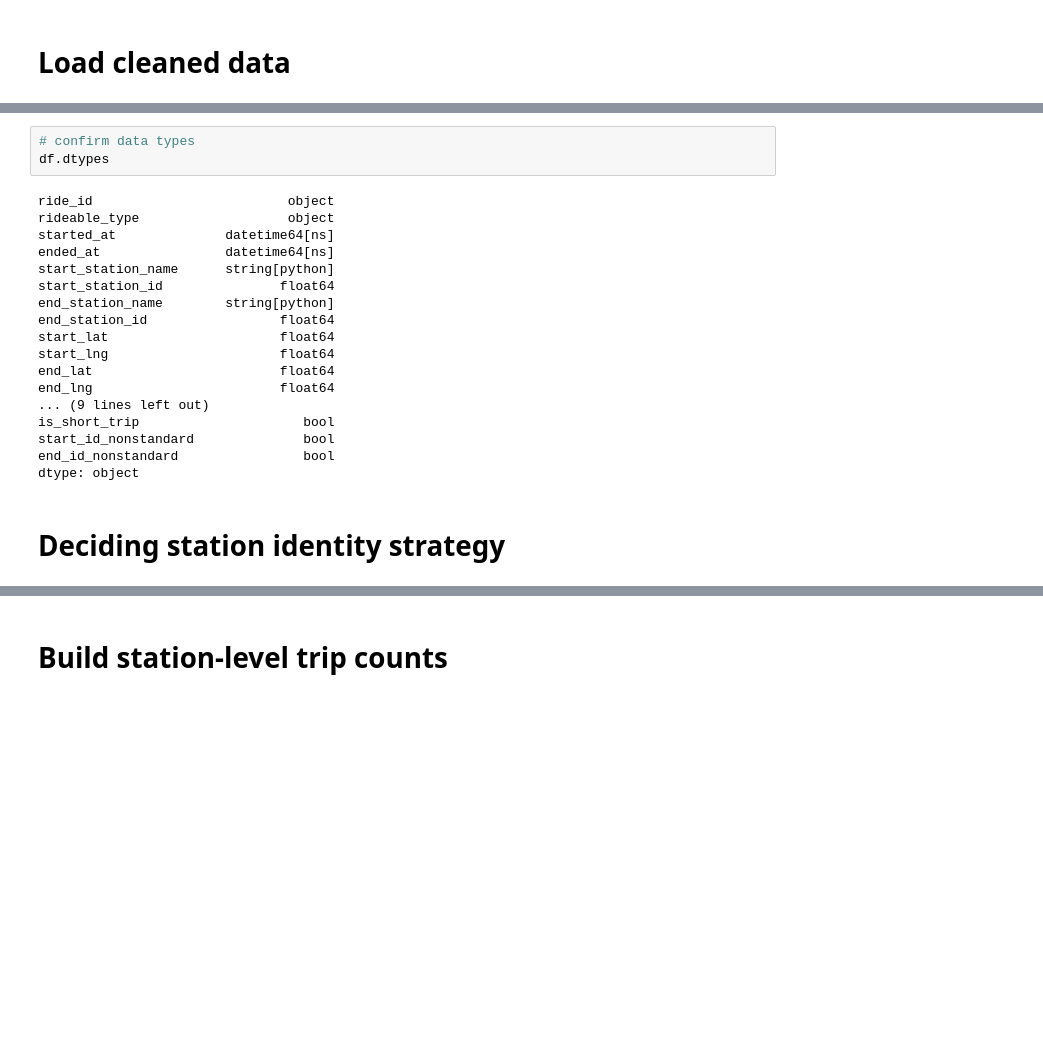
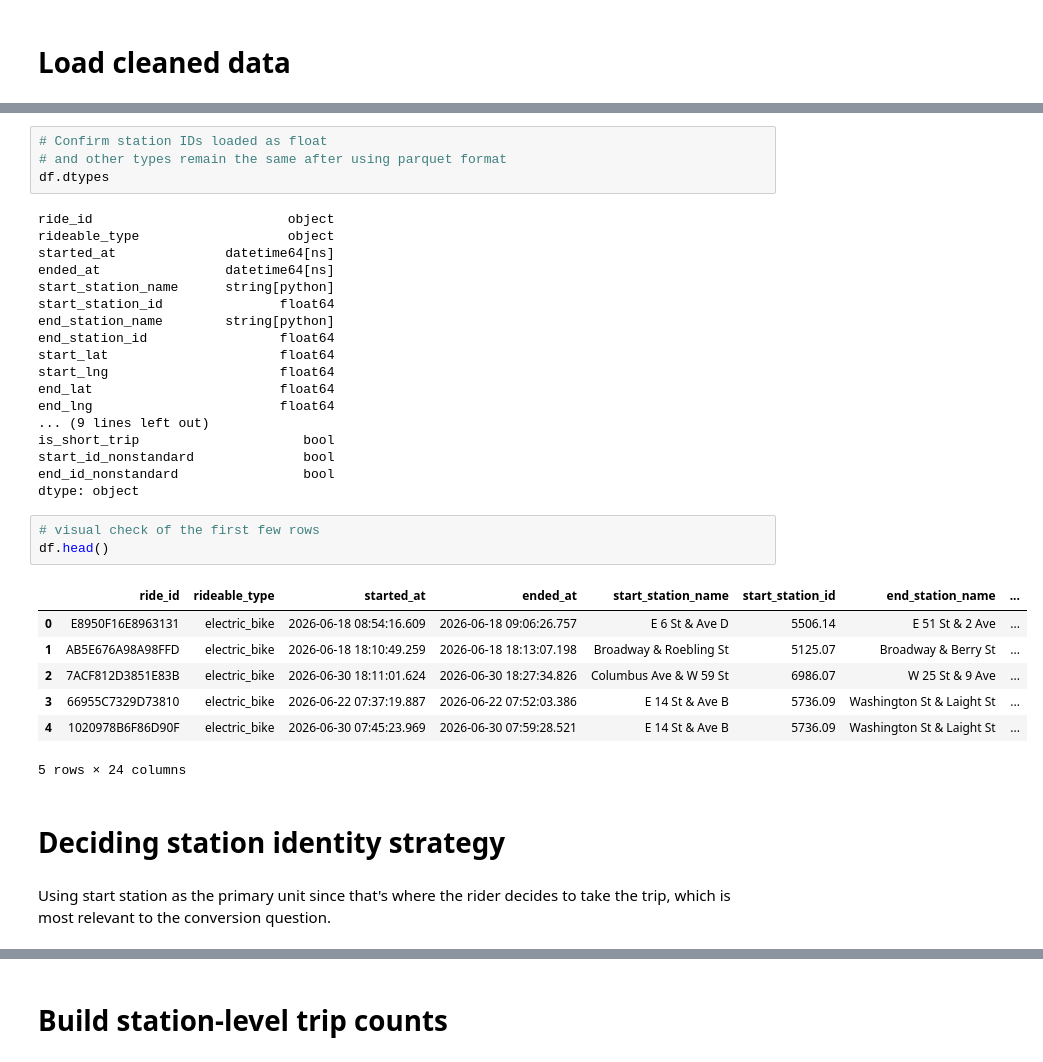
Before and after one commit to ameliatuttle26/Citybike-mapping, a Jupyter notebook: Notebooks/02_station_aggregation.ipynb, the cells around one changed output, grey strips where cells are left out. Cells and saved outputs as stored; diff of their text form; blank space fills up the shorter version.

```diff
--- a/Notebooks/02_station_aggregation.ipynb
+++ b/Notebooks/02_station_aggregation.ipynb
@@ -20,7 +19,8 @@ Index(['ride_id', 'rideable_type', 'started_at', 'ended_at',
        'end_id_nonstandard'],
       dtype='object')
 # %%
-# confirm data types
+# Confirm station IDs loaded as float
+# and other types remain the same after using parquet format
 df.dtypes
 # %% [output]
 ride_id                         object
@@ -40,5 +40,18 @@ is_short_trip                     bool
 start_id_nonstandard              bool
 end_id_nonstandard                bool
 dtype: object
+# %%
+# visual check of the first few rows
+df.head()
+# %% [output]
+|  | ride_id | rideable_type | started_at | ended_at | start_station_name | start_station_id | end_station_name | ... |
+| 0 | E8950F16E8963131 | electric_bike | 2026-06-18 08:54:16.609 | 2026-06-18 09:06:26.757 | E 6 St & Ave D | 5506.14 | E 51 St & 2 Ave | ... |
+| 1 | AB5E676A98A98FFD | electric_bike | 2026-06-18 18:10:49.259 | 2026-06-18 18:13:07.198 | Broadway & Roebling St | 5125.07 | Broadway & Berry St | ... |
+| 2 | 7ACF812D3851E83B | electric_bike | 2026-06-30 18:11:01.624 | 2026-06-30 18:27:34.826 | Columbus Ave & W 59 St | 6986.07 | W 25 St & 9 Ave | ... |
+| 3 | 66955C7329D73810 | electric_bike | 2026-06-22 07:37:19.887 | 2026-06-22 07:52:03.386 | E 14 St & Ave B | 5736.09 | Washington St & Laight St | ... |
+| 4 | 1020978B6F86D90F | electric_bike | 2026-06-30 07:45:23.969 | 2026-06-30 07:59:28.521 | E 14 St & Ave B | 5736.09 | Washington St & Laight St | ... |
+5 rows × 24 columns
 # %% [markdown]
 # Deciding station identity strategy
+# %% [markdown]
+Using start station as the primary unit since that's where the rider decides to take the trip, which is most relevant to the conversion question.
```
Also changed, not shown: parts of 24 cells of this notebook, 1 other file.
